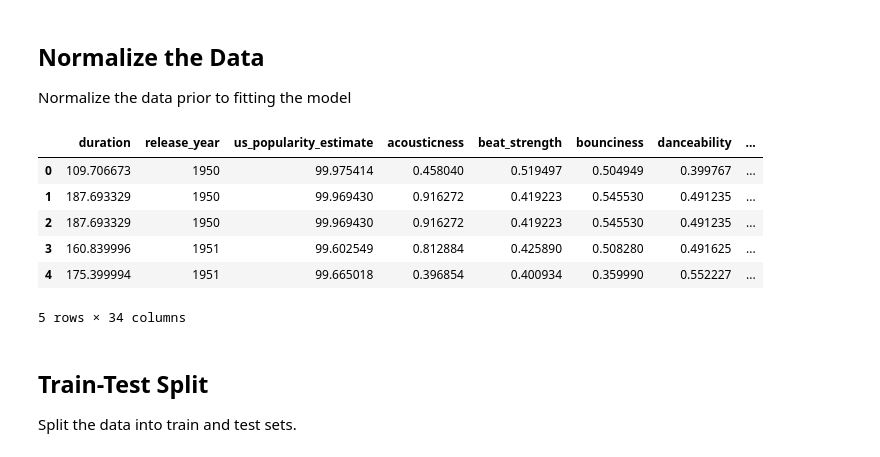
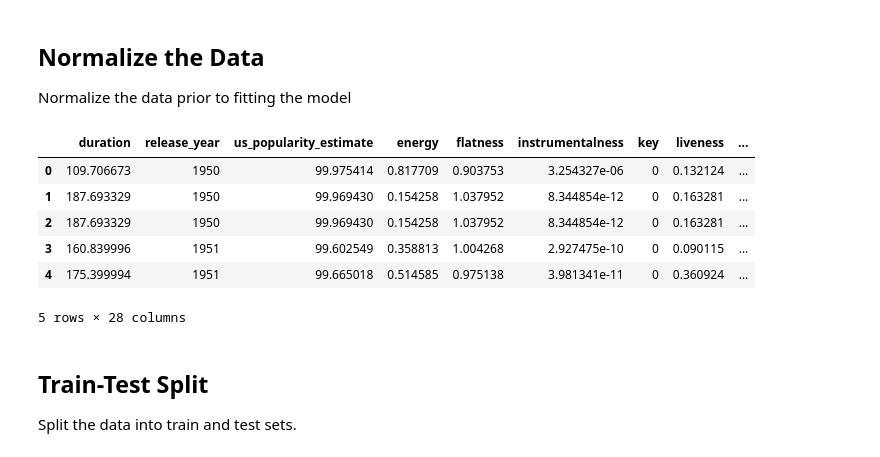
Before and after one commit to chelseapower/dsc-3-final-project-online-ds-pt-011419, a Jupyter notebook: student.ipynb, the cells around one changed output. Drawn from its saved outputs; the diff is of its cells as text; code cells hidden in the pictures.

```diff
--- a/student.ipynb
+++ b/student.ipynb
@@ -241,24 +402,22 @@ Normalize the data prior to fitting the model
 # %%
 from sklearn.preprocessing import StandardScaler
 # %%
-x_feats = ['duration','release_year','us_popularity_estimate','acousticness','beat_strength',
-            'bounciness','danceability','dyn_range_mean','energy','flatness','instrumentalness',
-            'key','liveness','loudness','mechanism','mode','organism','speechiness','tempo',
-            'time_signature','valence','acoustic_vector_0','acoustic_vector_1','acoustic_vector_2',
-            'acoustic_vector_3','acoustic_vector_4','acoustic_vector_5','acoustic_vector_6',
-            'acoustic_vector_7','hist_user_behavior_n_seekfwd','hist_user_behavior_n_seekback',
-            'hour_of_day','premium']
+x_feats = ['duration','release_year','us_popularity_estimate','energy','flatness','instrumentalness',
+           'key','liveness','loudness','mechanism','mode','speechiness','tempo','time_signature',
+           'valence','acoustic_vector_0','acoustic_vector_1','acoustic_vector_2','acoustic_vector_3',
+           'acoustic_vector_4','acoustic_vector_5','acoustic_vector_6','acoustic_vector_7',
+           'hist_user_behavior_n_seekfwd','hist_user_behavior_n_seekback','hour_of_day','premium']
 X = pd.get_dummies(df_music_log[x_feats], drop_first=False)
 y = df_music_log.not_skipped
 X.head()
 # %% [output]
-|  | duration | release_year | us_popularity_estimate | acousticness | beat_strength | bounciness | danceability | ... |
-| 0 | 109.706673 | 1950 | 99.975414 | 0.458040 | 0.519497 | 0.504949 | 0.399767 | ... |
-| 1 | 187.693329 | 1950 | 99.969430 | 0.916272 | 0.419223 | 0.545530 | 0.491235 | ... |
-| 2 | 187.693329 | 1950 | 99.969430 | 0.916272 | 0.419223 | 0.545530 | 0.491235 | ... |
-| 3 | 160.839996 | 1951 | 99.602549 | 0.812884 | 0.425890 | 0.508280 | 0.491625 | ... |
-| 4 | 175.399994 | 1951 | 99.665018 | 0.396854 | 0.400934 | 0.359990 | 0.552227 | ... |
+|  | duration | release_year | us_popularity_estimate | energy | flatness | instrumentalness | key | liveness | ... |
+| 0 | 109.706673 | 1950 | 99.975414 | 0.817709 | 0.903753 | 3.254327e-06 | 0 | 0.132124 | ... |
+| 1 | 187.693329 | 1950 | 99.969430 | 0.154258 | 1.037952 | 8.344854e-12 | 0 | 0.163281 | ... |
+| 2 | 187.693329 | 1950 | 99.969430 | 0.154258 | 1.037952 | 8.344854e-12 | 0 | 0.163281 | ... |
+| 3 | 160.839996 | 1951 | 99.602549 | 0.358813 | 1.004268 | 2.927475e-10 | 0 | 0.090115 | ... |
+| 4 | 175.399994 | 1951 | 99.665018 | 0.514585 | 0.975138 | 3.981341e-11 | 0 | 0.360924 | ... |
-5 rows × 34 columns
+5 rows × 28 columns
 # %%
 scaler = StandardScaler()
 scaler.fit(X)
```
Also changed, not shown: parts of 71 cells of this notebook.
